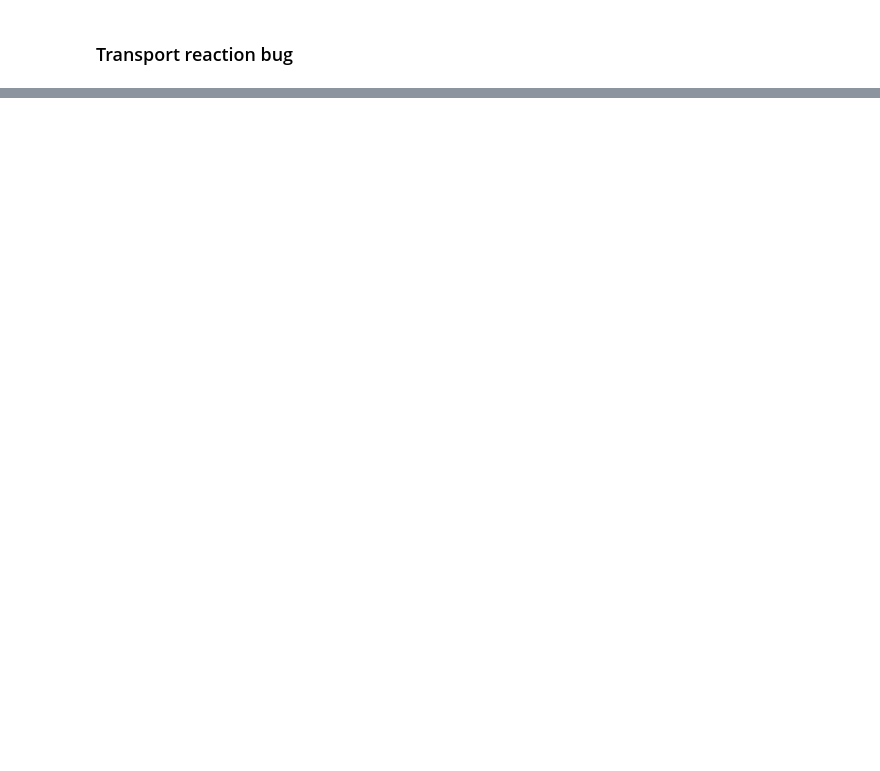
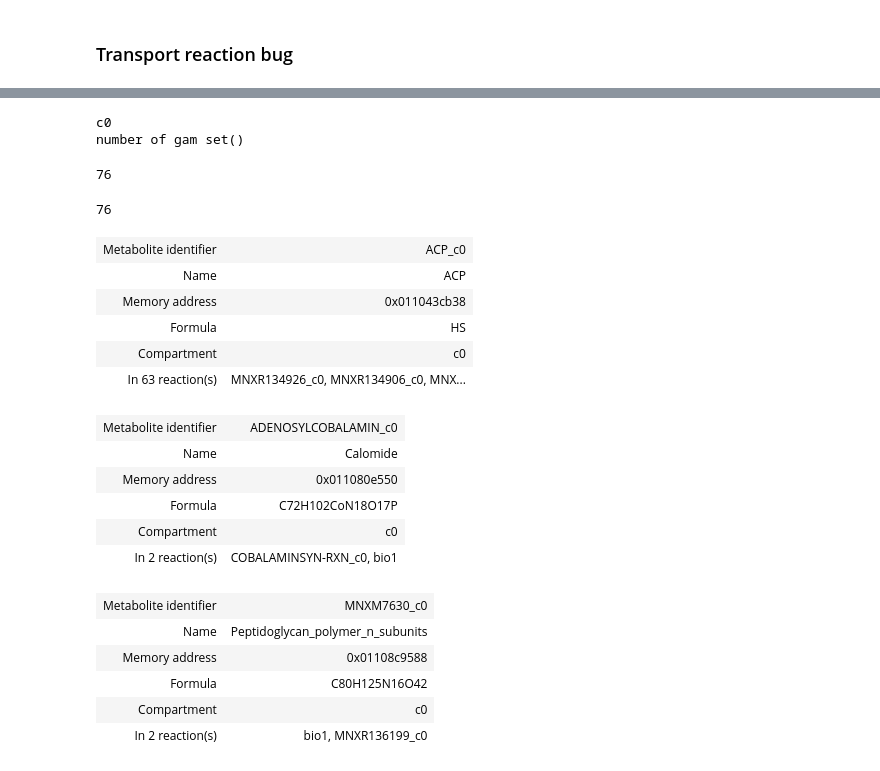
Before and after one commit to biosustain/iVnat, a Jupyter notebook: Minimal_media.ipynb, the cells around one changed output, grey strips where cells are left out. Drawn from its saved outputs; the diff is of its cells as text; code cells hidden in the pictures; blank space fills up the shorter version.

```diff
--- a/Minimal_media.ipynb
+++ b/Minimal_media.ipynb
@@ -911,0 +932,32 @@ missing_essential
+# %%
+from memote.support.helpers import find_met_in_model, find_compartment_id_in_model
+x=find_biomass_precursors(model, model.reactions.bio1)
+
+len(x)
+len(model.reactions.bio1.reactants)
+model.metabolites.ACP_c0
+model.metabolites.ADENOSYLCOBALAMIN_c0
+model.metabolites.MNXM7630_c0
+# %% [output]
+c0
+number of gam set()
+76
+76
+| Metabolite identifier | ACP_c0 |
+| Name | ACP |
+| Memory address | 0x011043cb38 |
+| Formula | HS |
+| Compartment | c0 |
+| In 63 reaction(s) | MNXR134926_c0, MNXR134906_c0, MNX... |
+| Metabolite identifier | ADENOSYLCOBALAMIN_c0 |
+| Name | Calomide |
+| Memory address | 0x011080e550 |
+| Formula | C72H102CoN18O17P |
+| Compartment | c0 |
+| In 2 reaction(s) | COBALAMINSYN-RXN_c0, bio1 |
+| Metabolite identifier | MNXM7630_c0 |
+| Name | Peptidoglycan_polymer_n_subunits |
+| Memory address | 0x01108c9588 |
+| Formula | C80H125N16O42 |
+| Compartment | c0 |
+| In 2 reaction(s) | bio1, MNXR136199_c0 |
```
Also changed, not shown: parts of 24 cells of this notebook, 3 other files.
